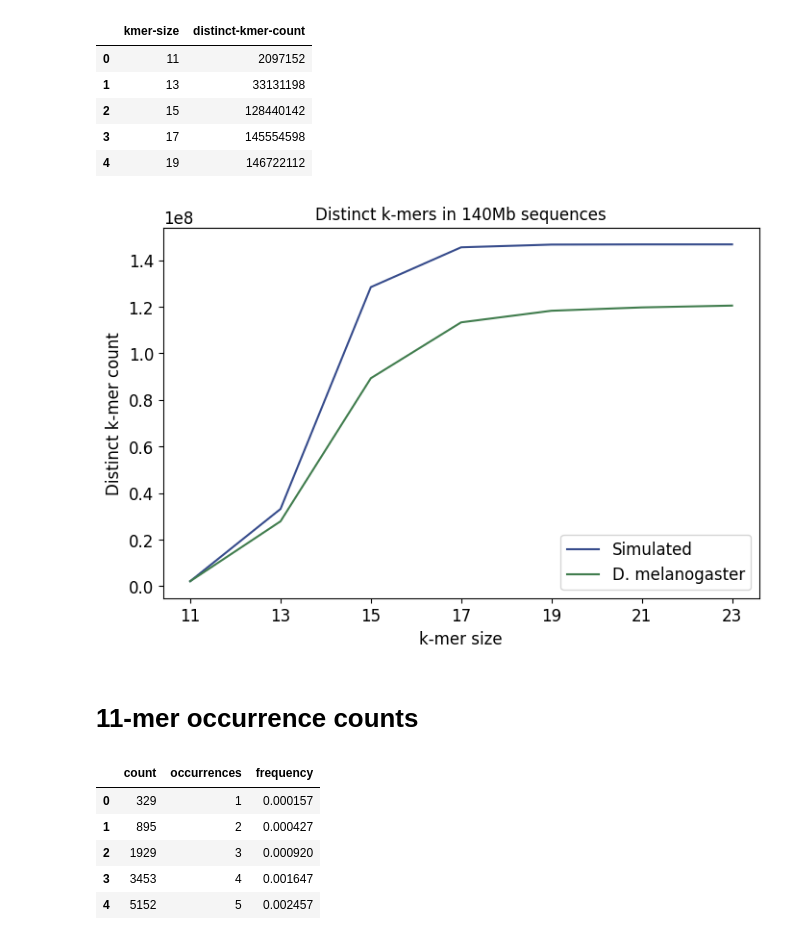
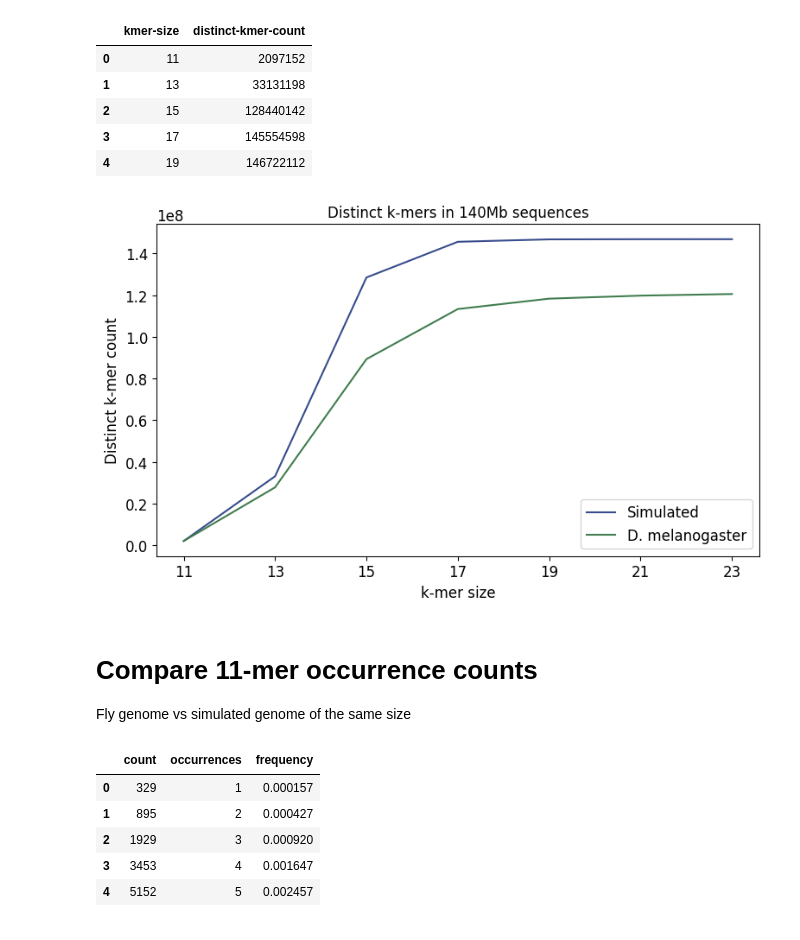
Before and after one commit to eaasna/test-DREAM-stellar, a Jupyter notebook: work-python/kmer-spectra/kmer occurrence counts.ipynb, the cells around one changed output. Drawn from its saved outputs; the diff is of its cells as text; code cells hidden in the pictures.

```diff
--- a/work-python/kmer-spectra/kmer occurrence counts.ipynb
+++ b/work-python/kmer-spectra/kmer occurrence counts.ipynb
@@ -56,19 +56,21 @@ simulated.head()
 # %%
 plt.figure(figsize=(8, 5))
 plt.plot(simulated["kmer-size"], simulated["distinct-kmer-count"], label = "Simulated", color = c_darkblue)
 plt.plot(fly["kmer-size"], fly["distinct-kmer-count"], label = "D. melanogaster", color = c_darkgreen)
 plt.xticks(fly["kmer-size"])
 plt.xlabel("k-mer size")
 plt.ylabel("Distinct k-mer count")
 plt.title("Distinct k-mers in 140Mb sequences")
 plt.legend(loc = "lower right")
-fig.tight_layout()
+plt.tight_layout()
 plt.savefig('distinct_kmer_count.png', dpi = 250)
 plt.show()
 # %% [output]
-[figure, old version]
+[figure, new version]
 # %% [markdown]
-# 11-mer occurrence counts
+# Compare 11-mer occurrence counts
+
+Fly genome vs simulated genome of the same size
 # %%
 def read_occ_table(path):
     df = pd.read_csv(path, sep = "\t", header = None)
```
Also changed, not shown: parts of 7 cells of this notebook, 1 other file.
